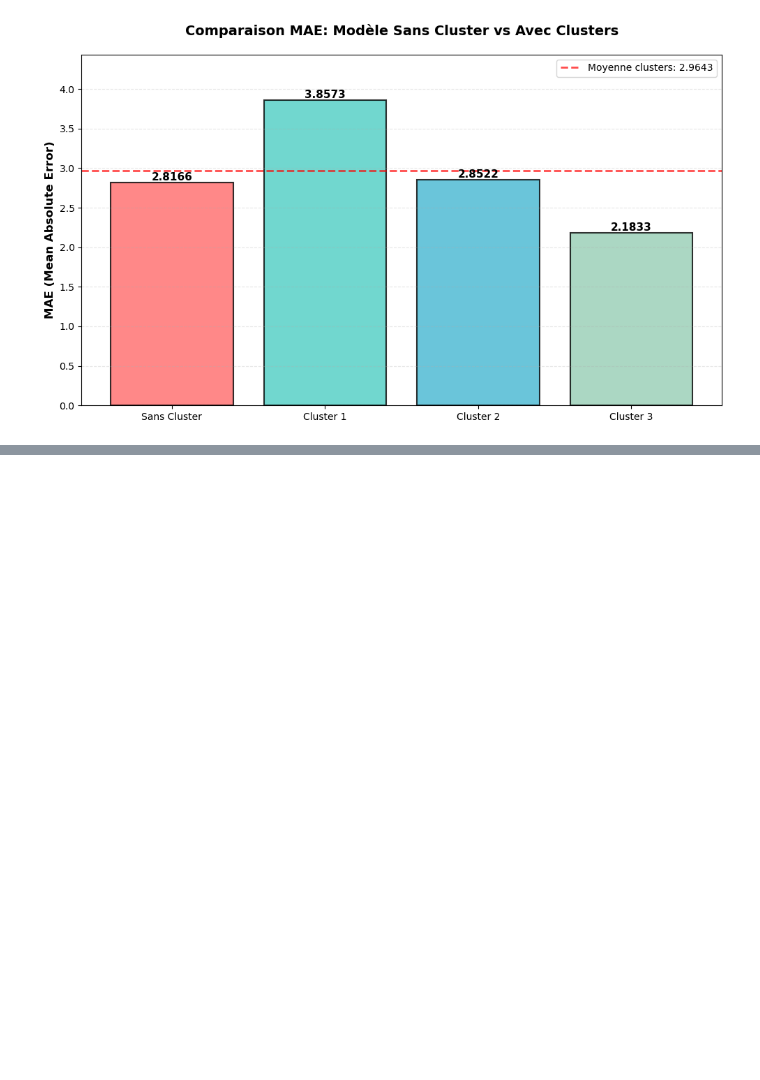
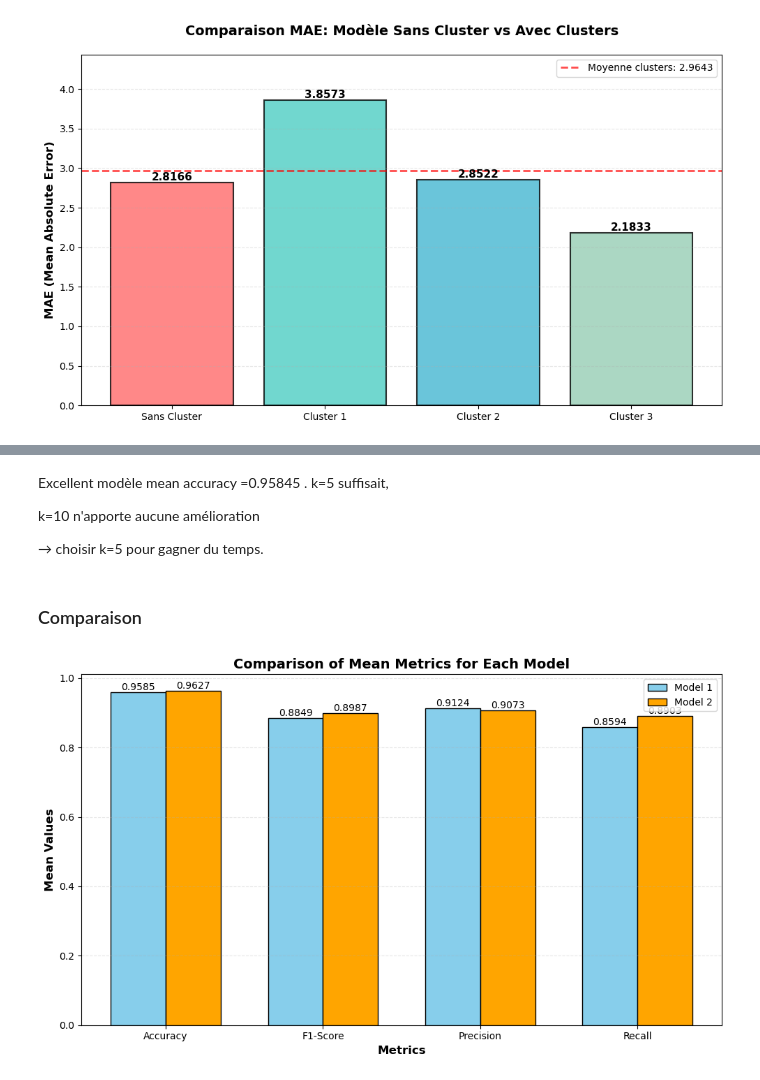
Before and after one commit to Hafaiedh-Habib/Machine-Learning-Project, a Jupyter notebook: Projet.ipynb, the cells around one changed output, grey strips where cells are left out. Drawn from its saved outputs; the diff is of its cells as text; code cells hidden in the pictures; blank space fills up the shorter version.

```diff
--- a/Projet.ipynb
+++ b/Projet.ipynb
@@ -1719,0 +1728,4 @@ plt.show()
+# %%
+
+x=df_sample[['trip_duration','miscellaneous_fees', 'fare']]
+y=df_sample['is_long_trip']
@@ -1719,0 +1824,4 @@ plt.show()
+# %%
+
+x1=df_sample[['trip_duration','miscellaneous_fees','cluster_final' , 'fare']]
+y1=df_sample['is_long_trip']
@@ -1719,0 +1883,6 @@ plt.show()
+# %% [markdown]
+ Excellent modèle mean accuracy =0.95845 . k=5 suffisait,
+
+ k=10 n'apporte aucune amélioration
+
+ → choisir k=5 pour gagner du temps.
@@ -1719,0 +1915,38 @@ plt.show()
+# %% [markdown]
+### Comparaison
+# %%
+# Define the means for each model
+metrics = ['Accuracy', 'F1-Score', 'Precision', 'Recall']
+model_1_means = [mean_accuracy, mean_f1_score, mean_precision, mean_recall]
+model_2_means = [mean_accuracy_1, mean_f1_score_1, mean_precision_1, mean_recall_1]
+
+# Create the bar chart
+x = range(len(metrics))
+width = 0.35
+
+plt.figure(figsize=(10, 6))
+bars1 = plt.bar(x, model_1_means, width, label='Model 1', color='skyblue', edgecolor='black')
+bars2 = plt.bar([i + width for i in x], model_2_means, width, label='Model 2', color='orange', edgecolor='black')
+
+# Add labels and title
+plt.xlabel('Metrics', fontsize=12, fontweight='bold')
+plt.ylabel('Mean Values', fontsize=12, fontweight='bold')
+plt.title('Comparison of Mean Metrics for Each Model', fontsize=14, fontweight='bold')
+plt.xticks([i + width / 2 for i in x], metrics, fontsize=10)
+plt.legend(fontsize=10)
+plt.grid(axis='y', alpha=0.3, linestyle='--')
+
+# Add values on top of each bar
+for bar in bars1:
+    height = bar.get_height()
+    plt.text(bar.get_x() + bar.get_width() / 2, height, f'{height:.4f}', ha='center', va='bottom', fontsize=10)
+
+for bar in bars2:
+    height = bar.get_height()
+    plt.text(bar.get_x() + bar.get_width() / 2, height, f'{height:.4f}', ha='center', va='bottom', fontsize=10)
+
+# Show the plot
+plt.tight_layout()
+plt.show()
+# %% [output]
+[figure, added]
```
Also changed, not shown: parts of 18 cells of this notebook.
